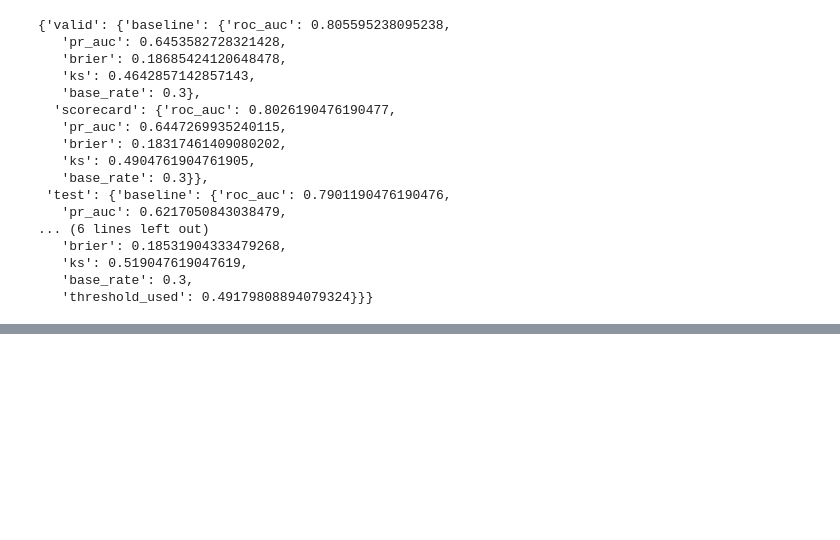
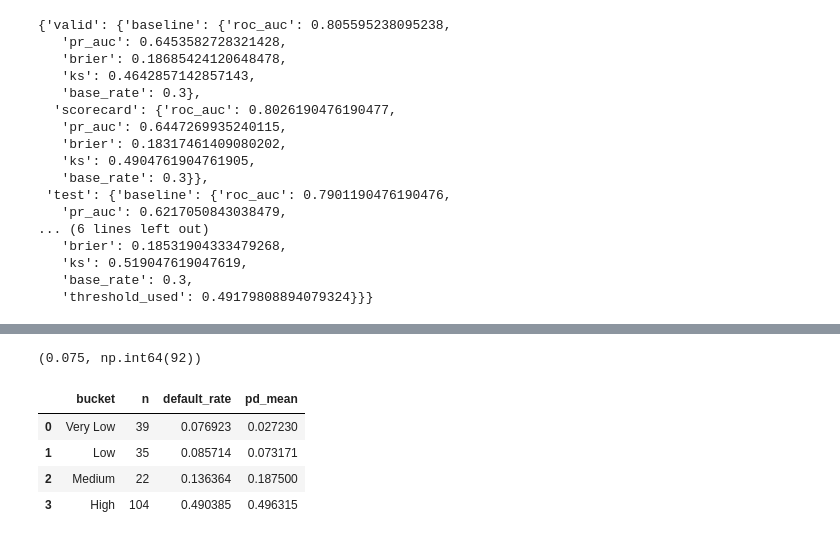
Before and after one commit to Balla6/credit-risk-scorecard, a Jupyter notebook: notebooks/01_eda.ipynb, the cells around one changed output, grey strips where cells are left out. Saved outputs shown, nothing was run; the diff lists cells and outputs as text; code cells hidden in the pictures; blank space fills up the shorter version.

Commit message:
phase4: calibrated scorecard + cost-based threshold + risk buckets + policy

```diff
--- a/notebooks/01_eda.ipynb
+++ b/notebooks/01_eda.ipynb
@@ -541,0 +592,46 @@ with open(REPORTS_DIR / "metrics_scorecard_test.json")  as f: sc_t = json.load(f
+# %%
+# Choose threshold by simple expected-cost (FN = 5 x FP)
+thr_grid = np.linspace(0.05, 0.95, 181)
+best_thr_cost = None
+best_cost = float("inf")
+
+for t in thr_grid:
+    yhat = (p_valid_sc_cal >= t).astype(int)
+    # confusion entries: tn, fp, fn, tp
+    tn, fp, fn, tp = confusion_matrix(y_valid, yhat).ravel()
+    cost = 5*fn + 1*fp
+    if cost < best_cost:
+        best_cost, best_thr_cost = cost, float(t)
+
+best_thr_cost, best_cost
+# %% [output]
+(0.075, np.int64(92))
+# %%
+import pandas as pd
+
+# bucket edges (tune if you like)
+edges = np.array([0.0, 0.05, 0.10, 0.20, 1.0])
+labels = ["Very Low", "Low", "Medium", "High"]
+
+# assign buckets on TEST (holdout)
+buckets = pd.cut(p_test_sc_cal, bins=edges, labels=labels, include_lowest=True)
+
+bucket_df = pd.DataFrame({
+    "bucket": buckets,
+    "pd": p_test_sc_cal,
+    "y": y_test.values
+})
+summary = bucket_df.groupby("bucket").agg(
+    n=("y","size"),
+    default_rate=("y","mean"),
+    pd_mean=("pd","mean")
+).reset_index()
+
+summary.to_csv(REPORTS_DIR / "risk_buckets_test.csv", index=False)
+summary
+# %% [output]
+|  | bucket | n | default_rate | pd_mean |
+| 0 | Very Low | 39 | 0.076923 | 0.027230 |
+| 1 | Low | 35 | 0.085714 | 0.073171 |
+| 2 | Medium | 22 | 0.136364 | 0.187500 |
+| 3 | High | 104 | 0.490385 | 0.496315 |
```
Also changed, not shown: parts of 2 cells of this notebook, 4 other files.
